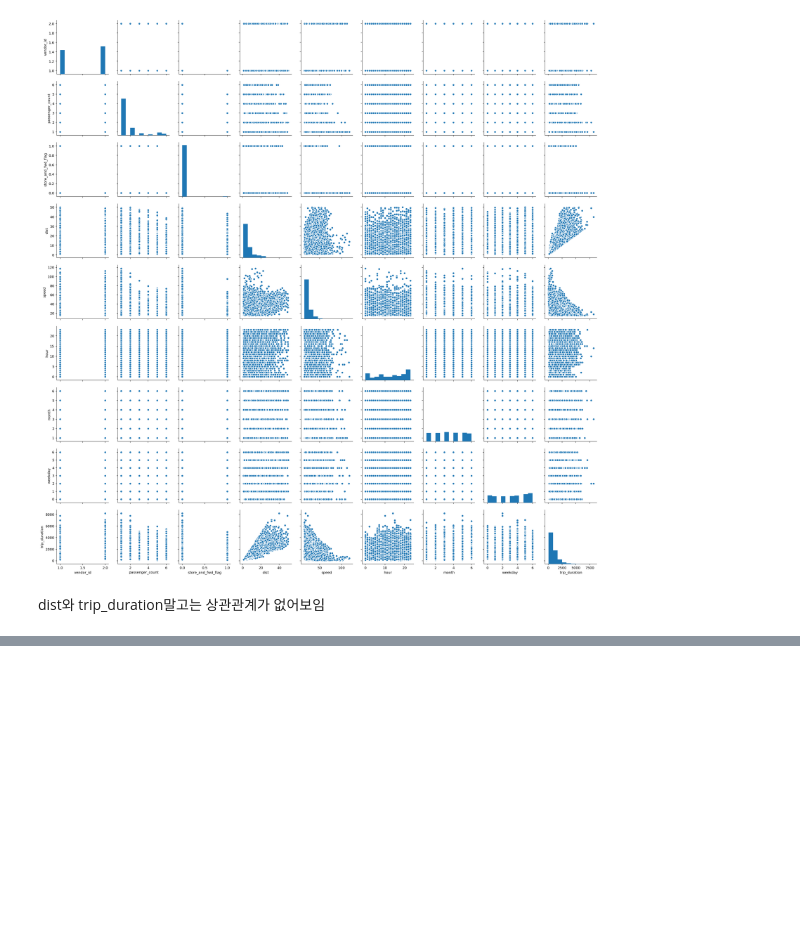
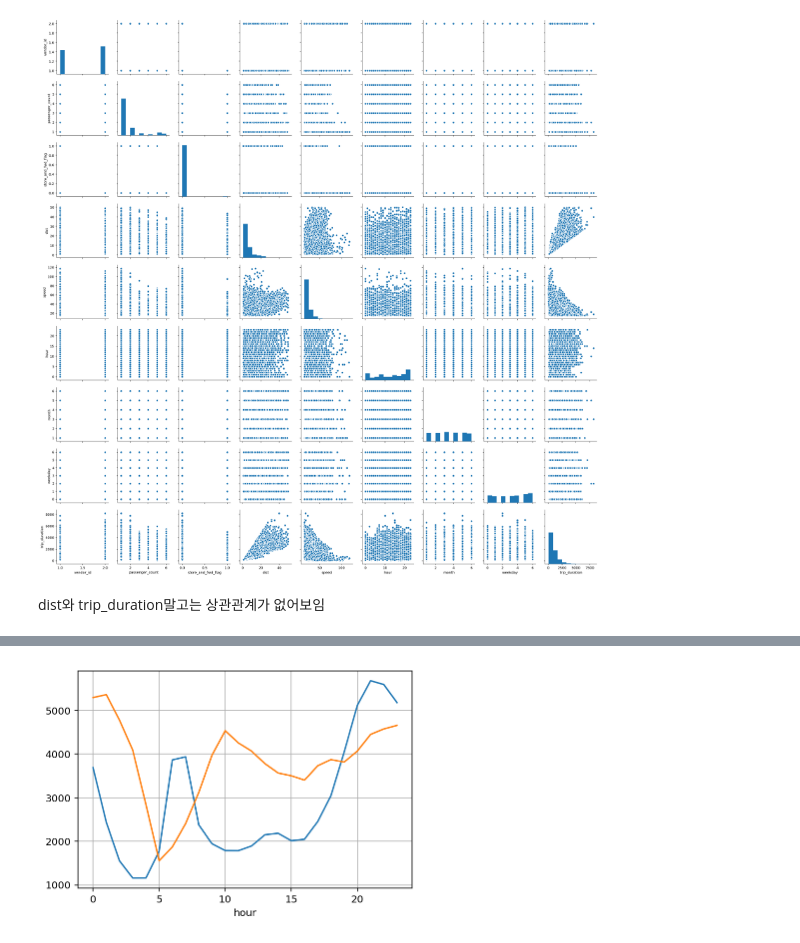
Before and after one commit to Moons08/dss-project-taxi, a Jupyter notebook: JI/NEW_EDA.ipynb, the cells around one changed output, grey strips where cells are left out. Saved outputs shown, nothing was run; the diff lists cells and outputs as text; code cells hidden in the pictures; blank space fills up the shorter version.

```diff
--- a/JI/NEW_EDA.ipynb
+++ b/JI/NEW_EDA.ipynb
@@ -716,0 +750,13 @@ dist와 trip_duration말고는 상관관계가 없어보임
+# %%
+# 주중, 주말로 나눠 시간별 택시 탑승 횟수 구하기
+pivot = taxi_1.pivot_table(values = "count", index = "hour", columns = "weekday", aggfunc = "sum")
+pivot_1 = (pivot[0]+pivot[1]+pivot[2]+pivot[3]+pivot[4])/5
+pivot_2 = (pivot[5]+pivot[6])/2
+# %%
+pivot_1.plot() # 주중 (blue)
+pivot_2.plot() # 주말 (orange)
+plt.grid(True)
+
+plt.show()
+# %% [output]
+[figure, added]
```
Also changed, not shown: parts of 18 cells of this notebook, 1 other file.
